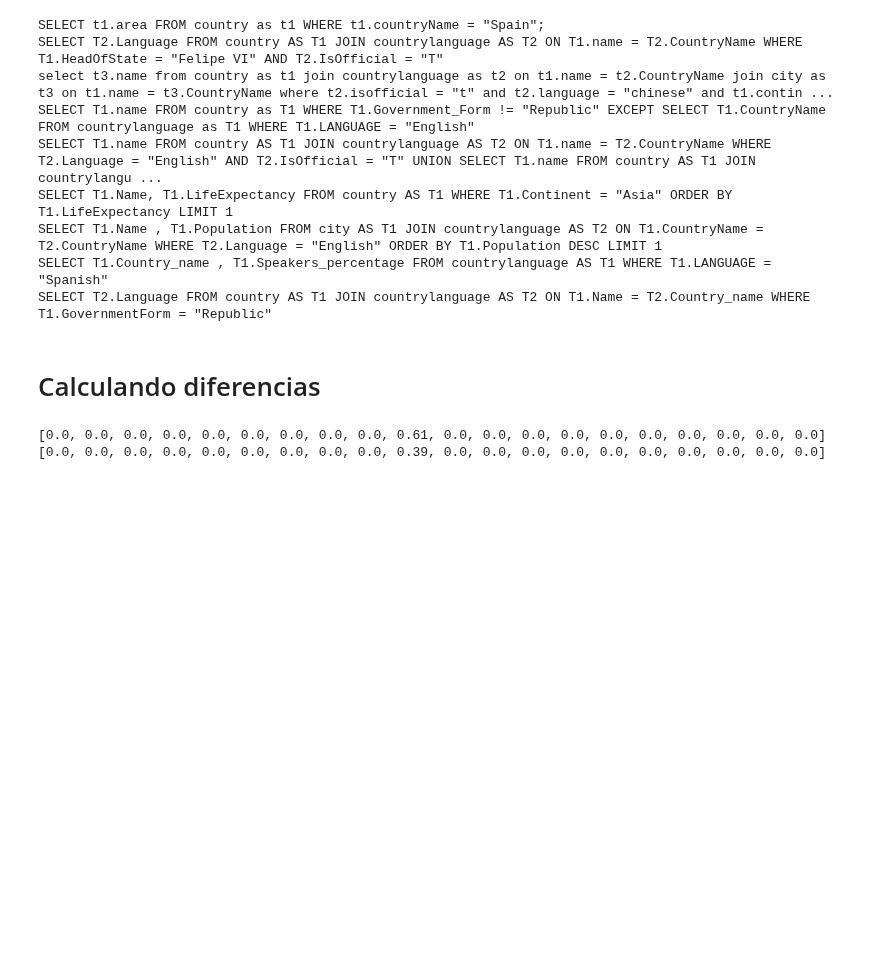
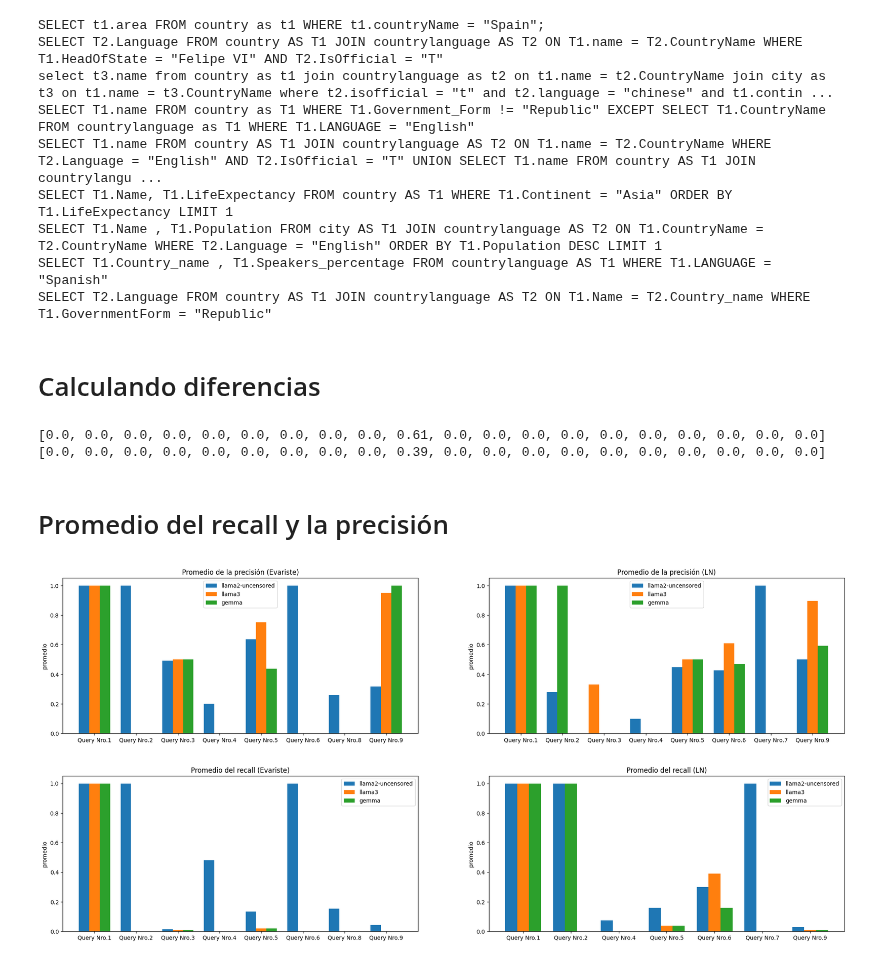
Before and after one commit to Kenny-R/evariste, a Jupyter notebook: calcular_metricas.ipynb, the cells around one changed output. Saved outputs shown, nothing was run; the diff lists cells and outputs as text; code cells hidden in the pictures; blank space fills up the shorter version.

Commit message:
- creando graficas del promedio del recall y la precision

```diff
--- a/calcular_metricas.ipynb
+++ b/calcular_metricas.ipynb
@@ -725,3 +702,5 @@ print(recall)
 # %% [output]
 [0.0, 0.0, 0.0, 0.0, 0.0, 0.0, 0.0, 0.0, 0.0, 0.61, 0.0, 0.0, 0.0, 0.0, 0.0, 0.0, 0.0, 0.0, 0.0, 0.0]
 [0.0, 0.0, 0.0, 0.0, 0.0, 0.0, 0.0, 0.0, 0.0, 0.39, 0.0, 0.0, 0.0, 0.0, 0.0, 0.0, 0.0, 0.0, 0.0, 0.0]
+# %% [markdown]
+# Promedio del recall y la precisión
@@ -727,0 +732,17 @@ print(recall)
+# %%
+def construir_barras_promedio(df, columan_modelo, columna_datos, columna_group_by, modelos_disponibles):
+    barras = {}
+    for posicion, tabla in (df.groupby(columna_group_by)):
+        modelos_grupo = tabla[columan_modelo].to_list()
+        valores_grupo = tabla[columna_datos].to_list()
+
+        # print(f"posicion {posicion}, {valores_grupo} -> {len(valores_grupo)}, {modelos_grupo} -> {len(modelos_grupo)}, {modelos_disponibles} -> {len(modelos_disponibles)}")
+        if len(modelos_grupo) < len(modelos_disponibles):
+            valores_grupo += [0 for _ in range(len(modelos_disponibles) - len(modelos_grupo))]
+            modelos_grupo += [modelo for modelo in modelos_disponibles if modelo not in modelos_grupo]
+
+
+        barras[posicion] = {columan_modelo: modelos_grupo,
+                            columna_datos: valores_grupo }
+
+    return barras
@@ -727,0 +794,61 @@ print(recall)
+# %%
+df_precision_evariste, df_recall_evariste = calcular_promedio_precision_recall('resultados/metricas/queries/resumen_queries_chequeo_manual.xlsx')
+df_precision_ln, df_recall_ln = calcular_promedio_precision_recall('resultados/metricas/ln/resumen_ln_chequeo_manual.xlsx')
+
+modelos_disponibles = ['llama2-uncensored', 'llama3', 'gemma']
+colores_modelos = {'llama2-uncensored': 'tab:blue',
+                'llama3': 'tab:orange',
+                'gemma': 'tab:green'}
+
+fig, axs = plt.subplots(1, 2, figsize = (25,5))
+barras = construir_barras_promedio(df_precision_evariste, "modelo", "precision", "Nro", modelos_disponibles)
+grafica_barra_agrupada(barras,
+                       "Promedio de la precisión (Evariste)",
+                       "promedio",
+                       [f"Query Nro.{i +1}" for i in barras.keys()],
+                       colores_modelos,
+                       'precision',
+                       fig,
+                       axs[0],
+                       "modelo")
+
+barras = construir_barras_promedio(df_precision_ln, "modelo", "precision", "Nro", modelos_disponibles)
+grafica_barra_agrupada(barras,
+                       'Promedio de la precisión (LN)',
+                       'promedio',
+                       [f"Query Nro.{i +1}" for i in barras.keys()],
+                       colores_modelos,
+                       'precision',
+                       fig,
+                       axs[1],
+                       'modelo')
+
+plt.show()
+
+fig, axs = plt.subplots(1, 2, figsize = (25,5))
+barras = construir_barras_promedio(df_recall_evariste, "modelo", "recall", "Nro", modelos_disponibles)
+grafica_barra_agrupada(barras,
+                       "Promedio del recall (Evariste)",
+                       "promedio",
+                       [f"Query Nro.{i +1}" for i in barras.keys()],
+                       colores_modelos,
+                       'recall',
+                       fig,
+                       axs[0],
+                       "modelo")
+
+barras = construir_barras_promedio(df_recall_ln, "modelo", "recall", "Nro", modelos_disponibles)
+grafica_barra_agrupada(barras,
+                       'Promedio del recall (LN)',
+                       'promedio',
+                       [f"Query Nro.{i +1}" for i in barras.keys()],
+                       colores_modelos,
+                       'recall',
+                       fig,
+                       axs[1],
+                       'modelo')
+
+plt.show()
+# %% [output]
+[figure, added]
+[figure, added]
```
Also changed, not shown: parts of 11 cells of this notebook.
